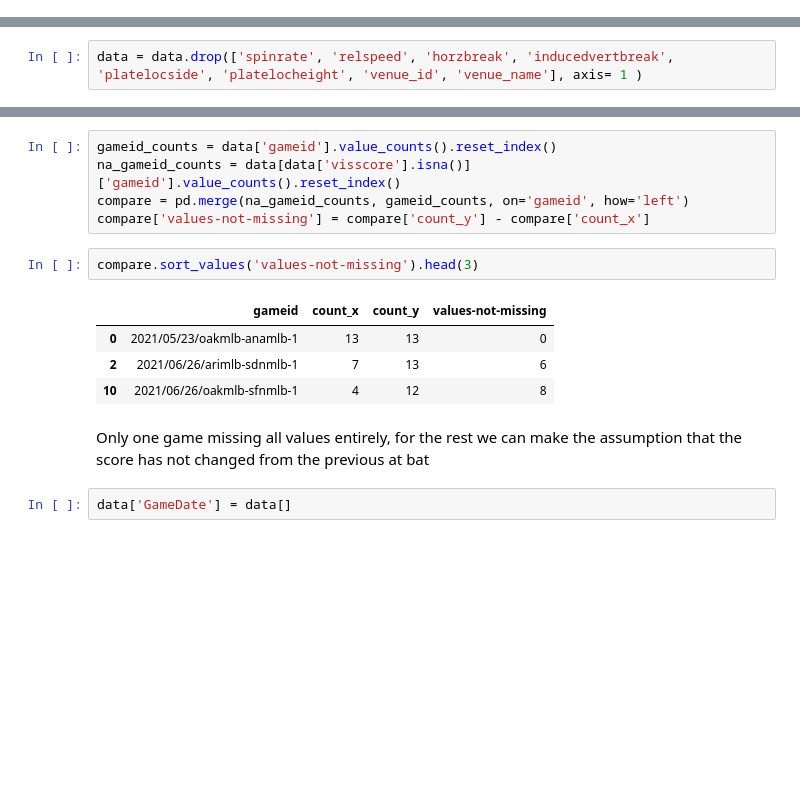
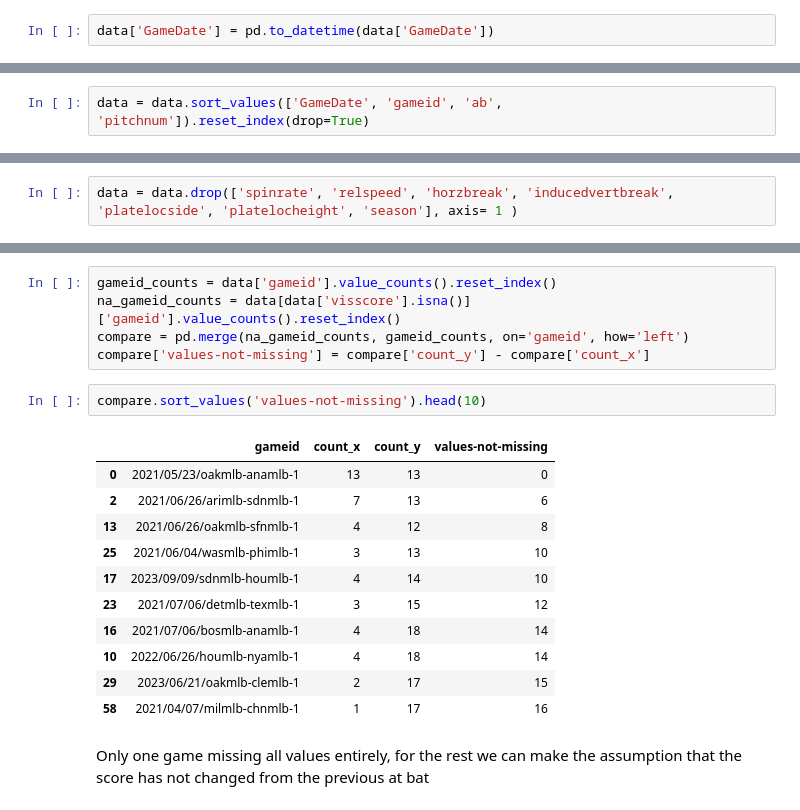
Before and after one commit to CrawfordJohn/mlb-pitchers, a Jupyter notebook: data-cleaning.ipynb, the cells around one changed output, grey strips where cells are left out. Cells and saved outputs as stored; diff of their text form; blank space fills up the shorter version.

```diff
--- a/data-cleaning.ipynb
+++ b/data-cleaning.ipynb
@@ -3,2 +4,4 @@ import pandas as pd
 # %%
 data = pd.read_csv('data/pitcher_subset.csv')
+# %%
+data['GameDate'] = pd.to_datetime(data['GameDate'])
@@ -5,3 +10,5 @@ data = pd.read_csv('data/pitcher_subset.csv')
+# %%
+data = data.sort_values(['GameDate', 'gameid', 'ab', 'pitchnum']).reset_index(drop=True)
 # %%
 data.info()
 # %% [output]
@@ -25,7 +32,7 @@ memory usage: 41.9+ MB
 # %% [markdown]
 Remove unnecessary columns (can easily be added back if needed)
 # %%
-data = data.drop(['spinrate', 'relspeed', 'horzbreak', 'inducedvertbreak', 'platelocside', 'platelocheight', 'venue_id', 'venue_name'], axis= 1 )
+data = data.drop(['spinrate', 'relspeed', 'horzbreak', 'inducedvertbreak', 'platelocside', 'platelocheight', 'season'], axis= 1 )
 # %% [markdown]
 Check for NA values
 # %%
@@ -56,13 +63,18 @@ na_gameid_counts = data[data['visscore'].isna()]['gameid'].value_counts().reset_
 compare = pd.merge(na_gameid_counts, gameid_counts, on='gameid', how='left')
 compare['values-not-missing'] = compare['count_y'] - compare['count_x']
 # %%
-compare.sort_values('values-not-missing').head(3)
+compare.sort_values('values-not-missing').head(10)
 # %% [output]
 |  | gameid | count_x | count_y | values-not-missing |
 | 0 | 2021/05/23/oakmlb-anamlb-1 | 13 | 13 | 0 |
 | 2 | 2021/06/26/arimlb-sdnmlb-1 | 7 | 13 | 6 |
-| 10 | 2021/06/26/oakmlb-sfnmlb-1 | 4 | 12 | 8 |
+| 13 | 2021/06/26/oakmlb-sfnmlb-1 | 4 | 12 | 8 |
+| 25 | 2021/06/04/wasmlb-phimlb-1 | 3 | 13 | 10 |
+| 17 | 2023/09/09/sdnmlb-houmlb-1 | 4 | 14 | 10 |
+| 23 | 2021/07/06/detmlb-texmlb-1 | 3 | 15 | 12 |
+| 16 | 2021/07/06/bosmlb-anamlb-1 | 4 | 18 | 14 |
+| 10 | 2022/06/26/houmlb-nyamlb-1 | 4 | 18 | 14 |
+| 29 | 2023/06/21/oakmlb-clemlb-1 | 2 | 17 | 15 |
+| 58 | 2021/04/07/milmlb-chnmlb-1 | 1 | 17 | 16 |
 # %% [markdown]
 Only one game missing all values entirely, for the rest we can make the assumption that the score has not changed from the previous at bat
-# %%
-data['GameDate'] = data[]
```
Also changed, not shown: parts of 26 cells of this notebook, 4 other files.
